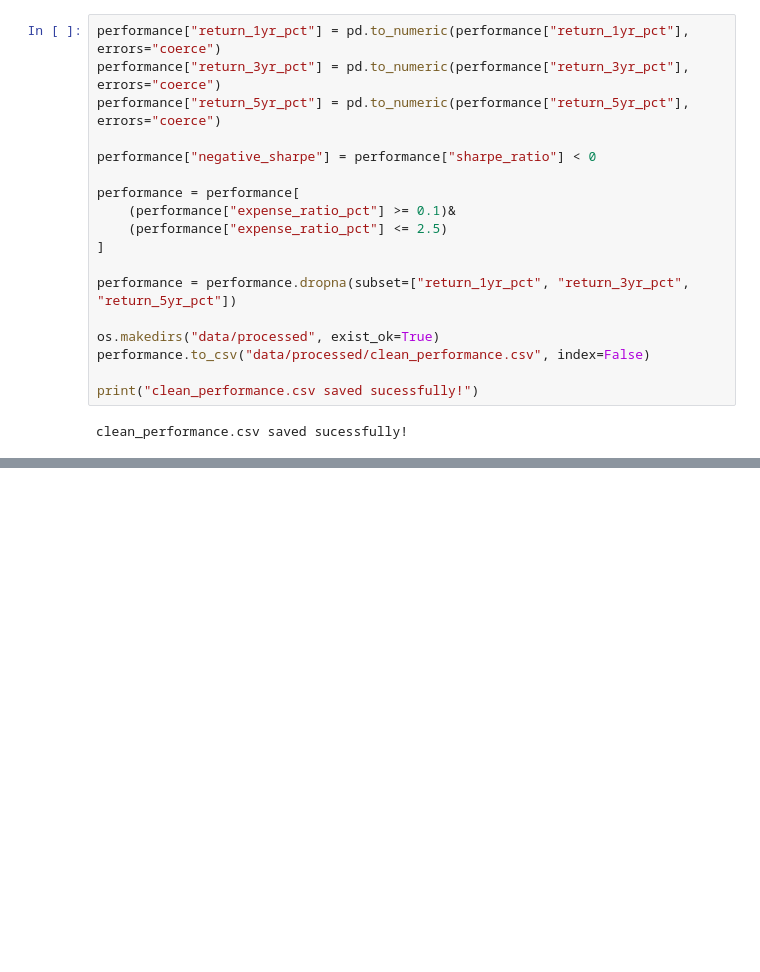
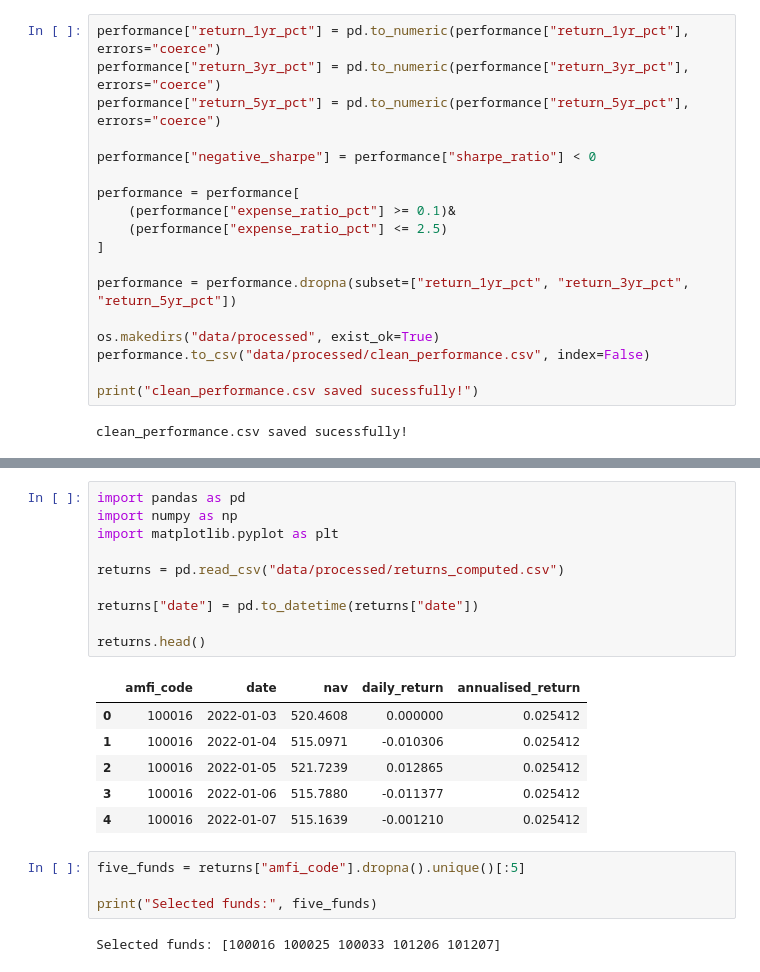
Before and after one commit to vsubham999/Bluestock, a Jupyter notebook: data_cleaning.ipynb, the cells around one changed output, grey strips where cells are left out. Saved outputs shown, nothing was run; the diff lists cells and outputs as text; blank space fills up the shorter version.

```diff
--- a/data_cleaning.ipynb
+++ b/data_cleaning.ipynb
@@ -173,0 +344,23 @@ clean_performance.csv saved sucessfully!
+# %%
+import pandas as pd
+import numpy as np
+import matplotlib.pyplot as plt
+
+returns = pd.read_csv("data/processed/returns_computed.csv")
+
+returns["date"] = pd.to_datetime(returns["date"])
+
+returns.head()
+# %% [output]
+|  | amfi_code | date | nav | daily_return | annualised_return |
+| 0 | 100016 | 2022-01-03 | 520.4608 | 0.000000 | 0.025412 |
+| 1 | 100016 | 2022-01-04 | 515.0971 | -0.010306 | 0.025412 |
+| 2 | 100016 | 2022-01-05 | 521.7239 | 0.012865 | 0.025412 |
+| 3 | 100016 | 2022-01-06 | 515.7880 | -0.011377 | 0.025412 |
+| 4 | 100016 | 2022-01-07 | 515.1639 | -0.001210 | 0.025412 |
+# %%
+five_funds = returns["amfi_code"].dropna().unique()[:5]
+
+print("Selected funds:", five_funds)
+# %% [output]
+Selected funds: [100016 100025 100033 101206 101207]
```
Also changed, not shown: parts of 12 cells of this notebook, 9 other files.
